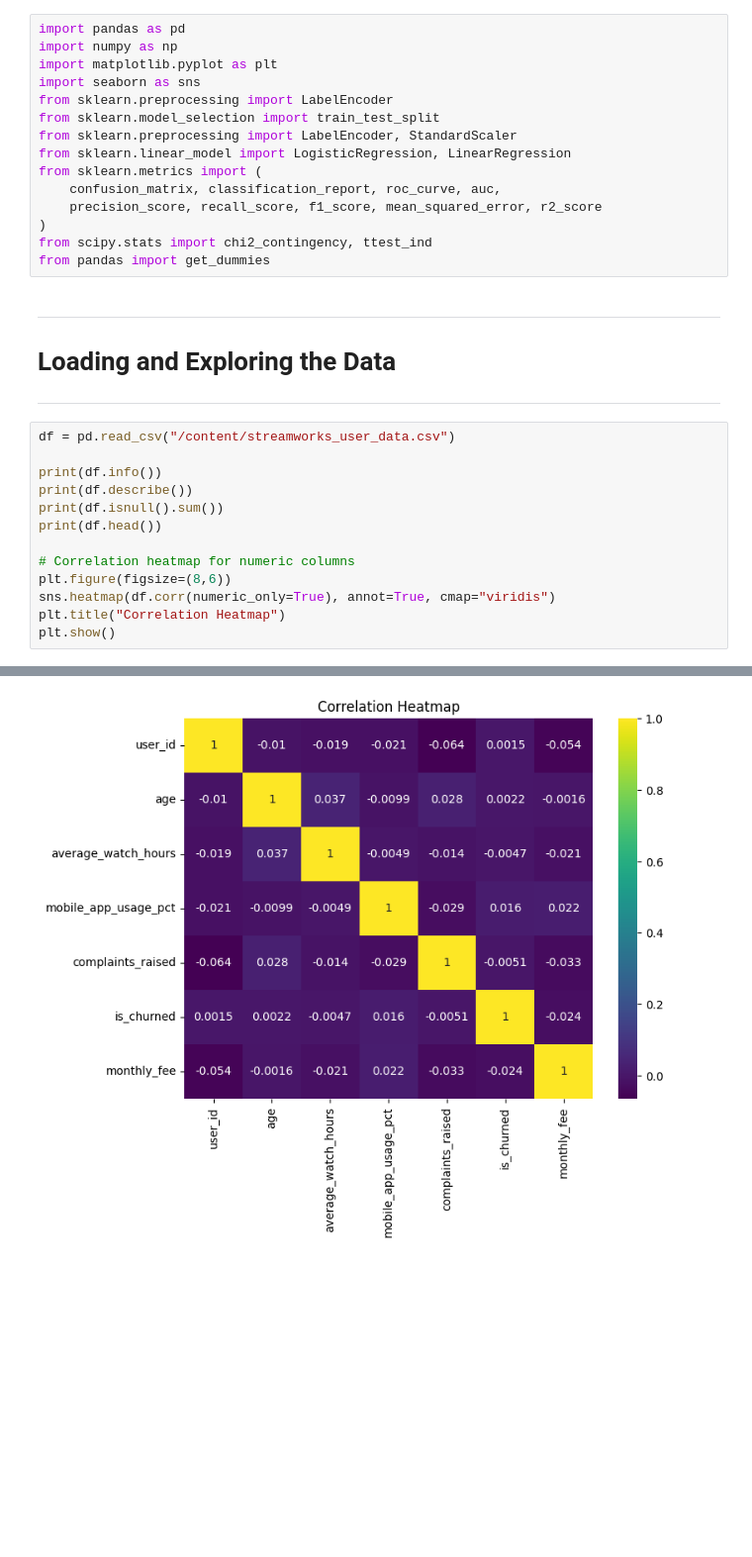
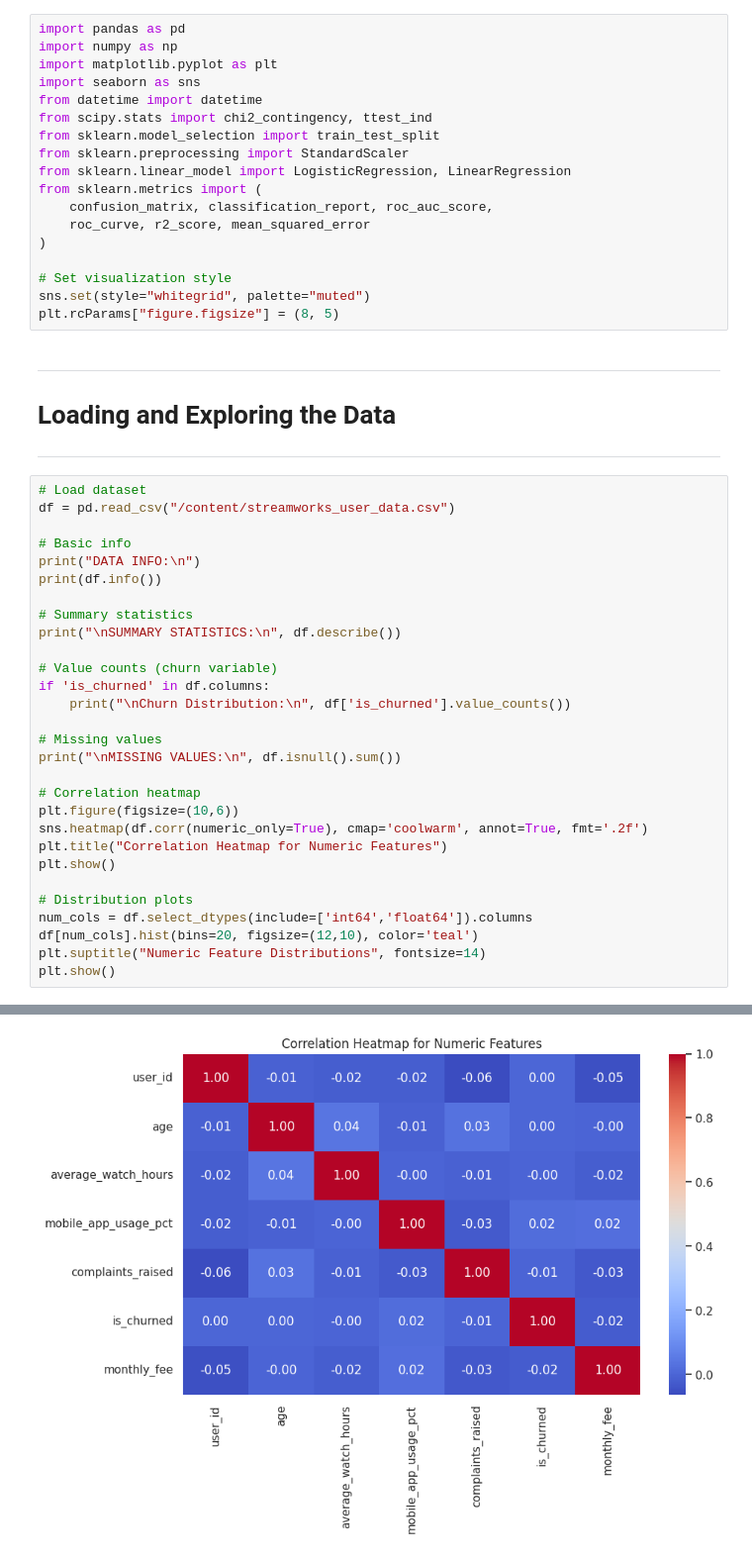
Before and after one commit to Dhavalkumar510/Uptrail, a Jupyter notebook: Week_3_CPSWM.ipynb, the cells around one changed output, grey strips where cells are left out. Shown at 99% size. Saved outputs shown, nothing was run; the diff lists cells and outputs as text; blank space fills up the shorter version.

```diff
--- a/Week_3_CPSWM.ipynb
+++ b/Week_3_CPSWM.ipynb
@@ -359,31 +9,50 @@ import pandas as pd
 import numpy as np
 import matplotlib.pyplot as plt
 import seaborn as sns
-from sklearn.preprocessing import LabelEncoder
+from datetime import datetime
+from scipy.stats import chi2_contingency, ttest_ind
 from sklearn.model_selection import train_test_split
-from sklearn.preprocessing import LabelEncoder, StandardScaler
+from sklearn.preprocessing import StandardScaler
 from sklearn.linear_model import LogisticRegression, LinearRegression
 from sklearn.metrics import (
-    confusion_matrix, classification_report, roc_curve, auc,
-    precision_score, recall_score, f1_score, mean_squared_error, r2_score
+    confusion_matrix, classification_report, roc_auc_score,
+    roc_curve, r2_score, mean_squared_error
 )
-from scipy.stats import chi2_contingency, ttest_ind
-from pandas import get_dummies
+
+# Set visualization style
+sns.set(style="whitegrid", palette="muted")
+plt.rcParams["figure.figsize"] = (8, 5)
 # %% [markdown]
 -------------------
 # Loading and Exploring the Data
 -------------------
 # %%
+# Load dataset
 df = pd.read_csv("/content/streamworks_user_data.csv")
 
+# Basic info
+print("DATA INFO:\n")
 print(df.info())
-print(df.describe())
-print(df.isnull().sum())
-print(df.head())
 
-# Correlation heatmap for numeric columns
-plt.figure(figsize=(8,6))
-sns.heatmap(df.corr(numeric_only=True), annot=True, cmap="viridis")
-plt.title("Correlation Heatmap")
+# Summary statistics
+print("\nSUMMARY STATISTICS:\n", df.describe())
+
+# Value counts (churn variable)
+if 'is_churned' in df.columns:
+    print("\nChurn Distribution:\n", df['is_churned'].value_counts())
+
+# Missing values
+print("\nMISSING VALUES:\n", df.isnull().sum())
+
+# Correlation heatmap
+plt.figure(figsize=(10,6))
+sns.heatmap(df.corr(numeric_only=True), cmap='coolwarm', annot=True, fmt='.2f')
+plt.title("Correlation Heatmap for Numeric Features")
 plt.show()
+
+# Distribution plots
+num_cols = df.select_dtypes(include=['int64','float64']).columns
+df[num_cols].hist(bins=20, figsize=(12,10), color='teal')
+plt.suptitle("Numeric Feature Distributions", fontsize=14)
+plt.show()
 # %% [output]
@@ -407 +76 @@ Data columns (total 14 columns):
-[figure, old version]
+[figure, new version]
```
Also changed, not shown: parts of 31 cells of this notebook.
